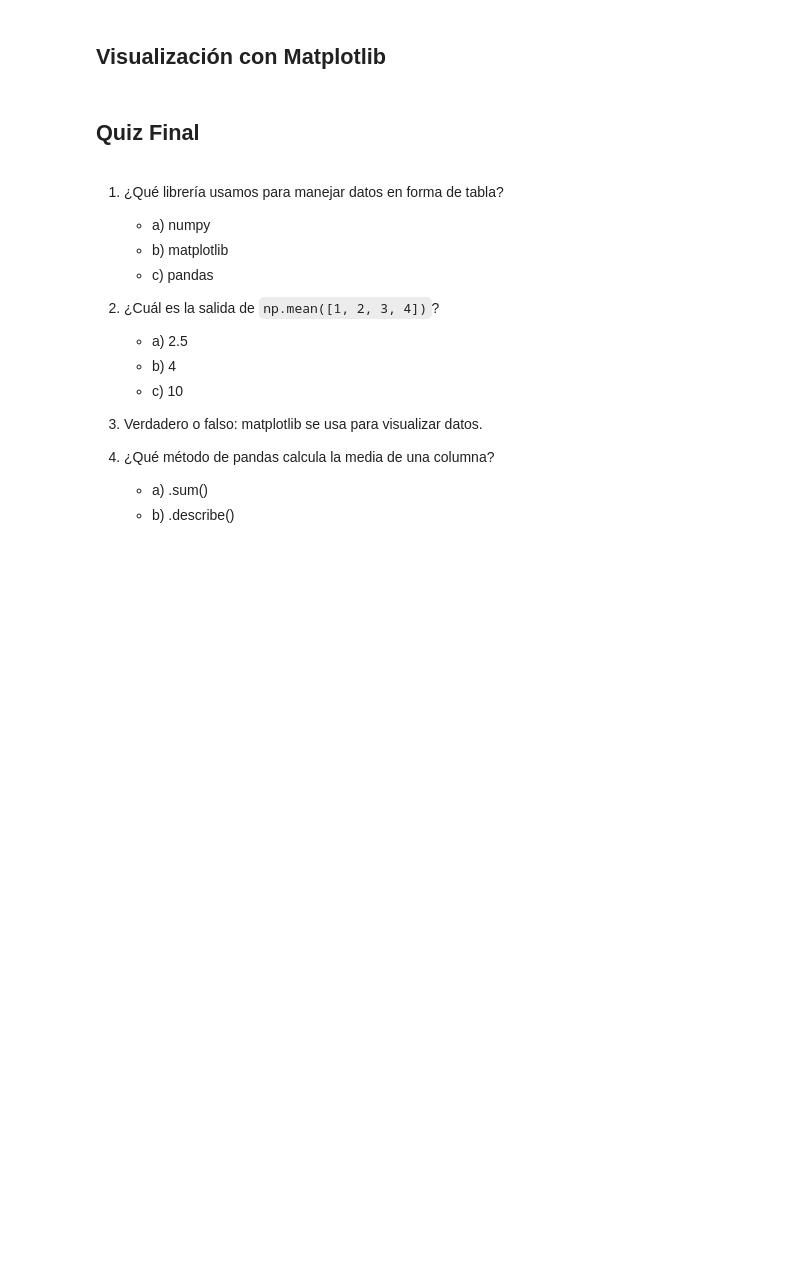
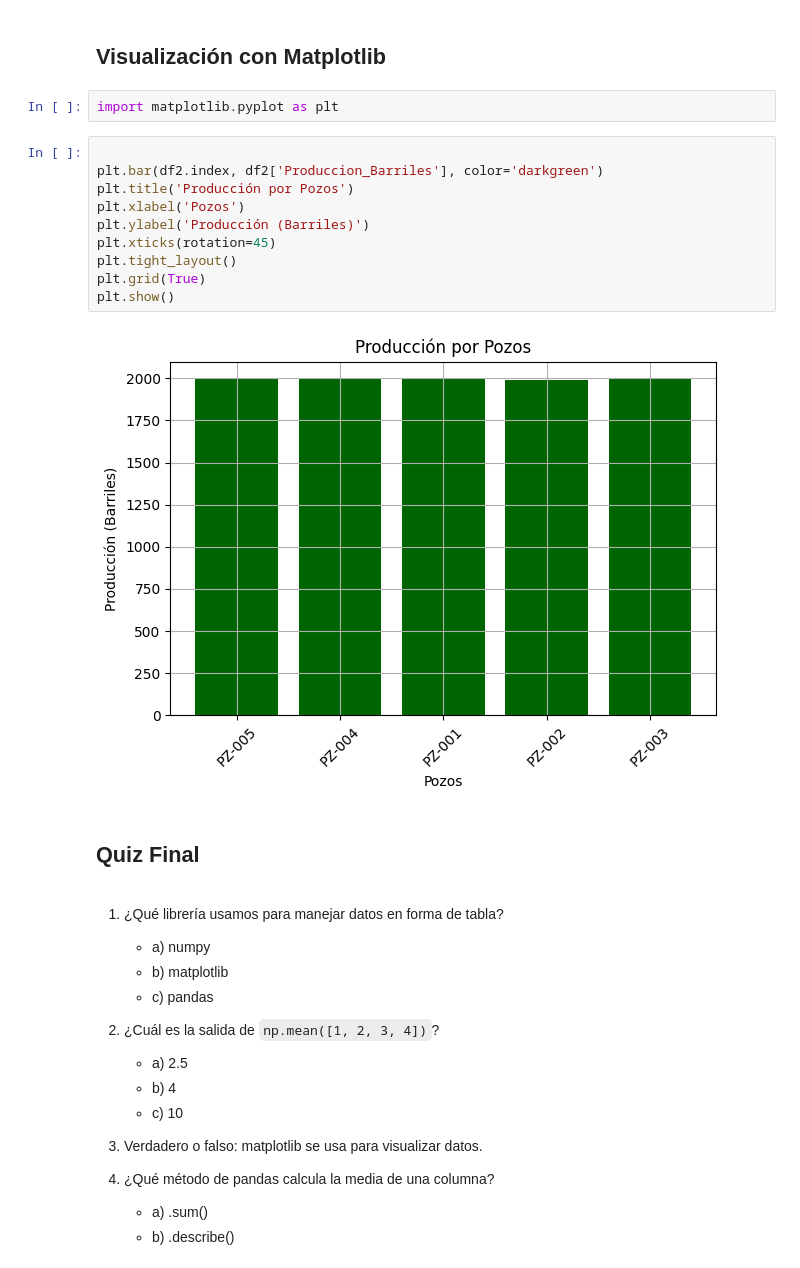
Before and after one commit to mornaeldernar/Repaso-python, a Jupyter notebook: repaso.ipynb, the cells around one changed output. Drawn from its saved outputs; the diff is of its cells as text; blank space fills up the shorter version.

```diff
--- a/repaso.ipynb
+++ b/repaso.ipynb
@@ -291,5 +313,19 @@ df2.loc['PZ-001',['Fecha','Presion_PSI']]  # Selecciona la fila PZ-001 y las col
 # %% [markdown]
 ## Visualización con Matplotlib
+# %%
+import matplotlib.pyplot as plt
+# %%
+
+plt.bar(df2.index, df2['Produccion_Barriles'], color='darkgreen')
+plt.title('Producción por Pozos')
+plt.xlabel('Pozos')
+plt.ylabel('Producción (Barriles)')
+plt.xticks(rotation=45)
+plt.tight_layout()
+plt.grid(True)
+plt.show()
+# %% [output]
+[figure, added]
 # %% [markdown]
 ## Quiz Final
 # %% [markdown]
```
Also changed, not shown: parts of 2 cells of this notebook.
